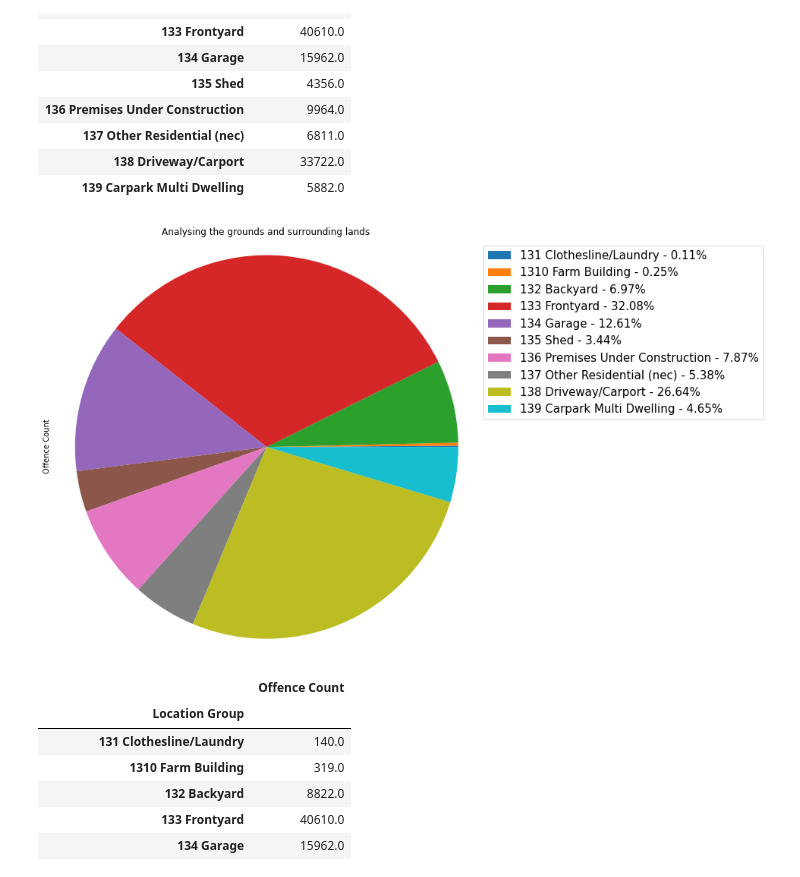
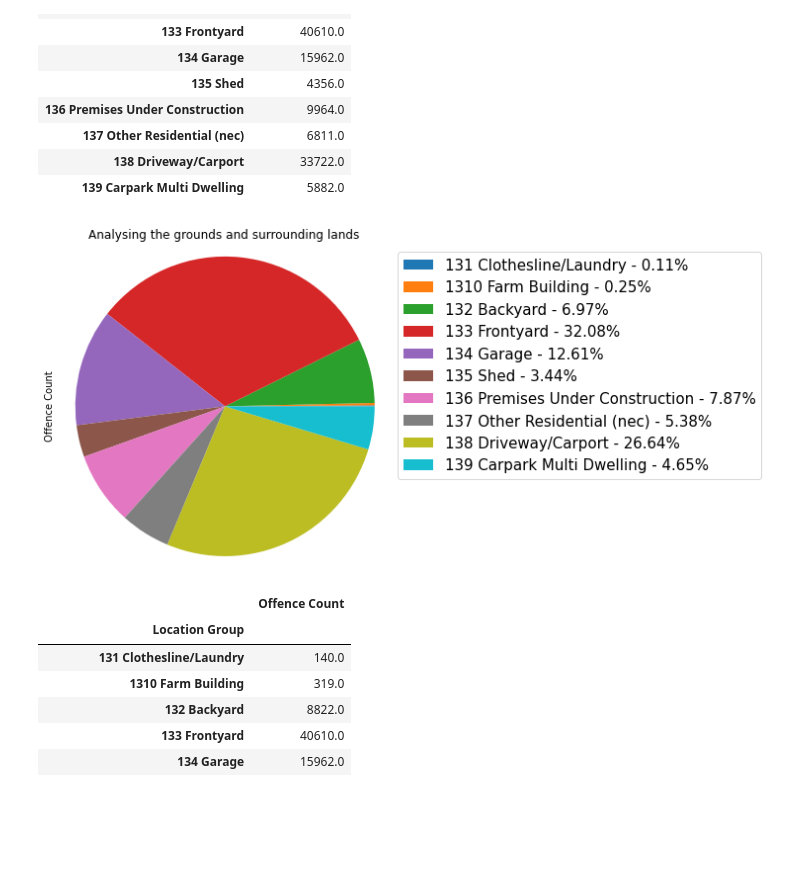
Before and after one commit to amir-motlagh/Project-01, a Jupyter notebook: Setting_of_Crime.ipynb, the cells around one changed output. Cells and saved outputs as stored; diff of their text form; code cells hidden in the pictures; blank space fills up the shorter version.

Commit message:
Update Setting_of_Crime.ipynb
Adjusted size of one of the pie graphs

```diff
--- a/Setting_of_Crime.ipynb
+++ b/Setting_of_Crime.ipynb
@@ -303,16 +303,16 @@ setting_only_res_3
 # %%
 #patches, texts = plt.pie(setting_only_res_3["Offence Count"], labels=setting_only_res_3.index,
         #autopct="%1.1f%%", shadow=True, startangle=220)
 #plt.axis("equal")
 percent = 100.*setting_only_res_3["Offence Count"]/setting_only_res_3["Offence Count"].sum()
 labels = ['{0} - {1:1.2f}%'.format(i,j) for i,j in zip(setting_only_res_3.index, percent)]
-pieplot=setting_only_res_3.plot(kind="pie", y="Offence Count", figsize=(10,10), labels=None, title="Analysing the grounds and surrounding lands")
+pieplot=setting_only_res_3.plot(kind="pie", y="Offence Count", figsize=(6,6), labels=None, title="Analysing the grounds and surrounding lands")
 pieplot.axis('equal') # Equal aspect ratio ensures that pie is drawn as a circle
 pieplot.yaxis.label.set_visible(True) # disable y-axis label
 pieplot.legend(labels, loc='best', bbox_to_anchor=(1, 1.), fontsize=15)
 plt.show()
 # %% [output]
-[figure, old version]
+[figure, new version]
 # %%
 setting_only_res_3 = only_res_3.groupby(["Location Group"])
 setting_only_res_3 = setting_only_res_3.sum()
```
